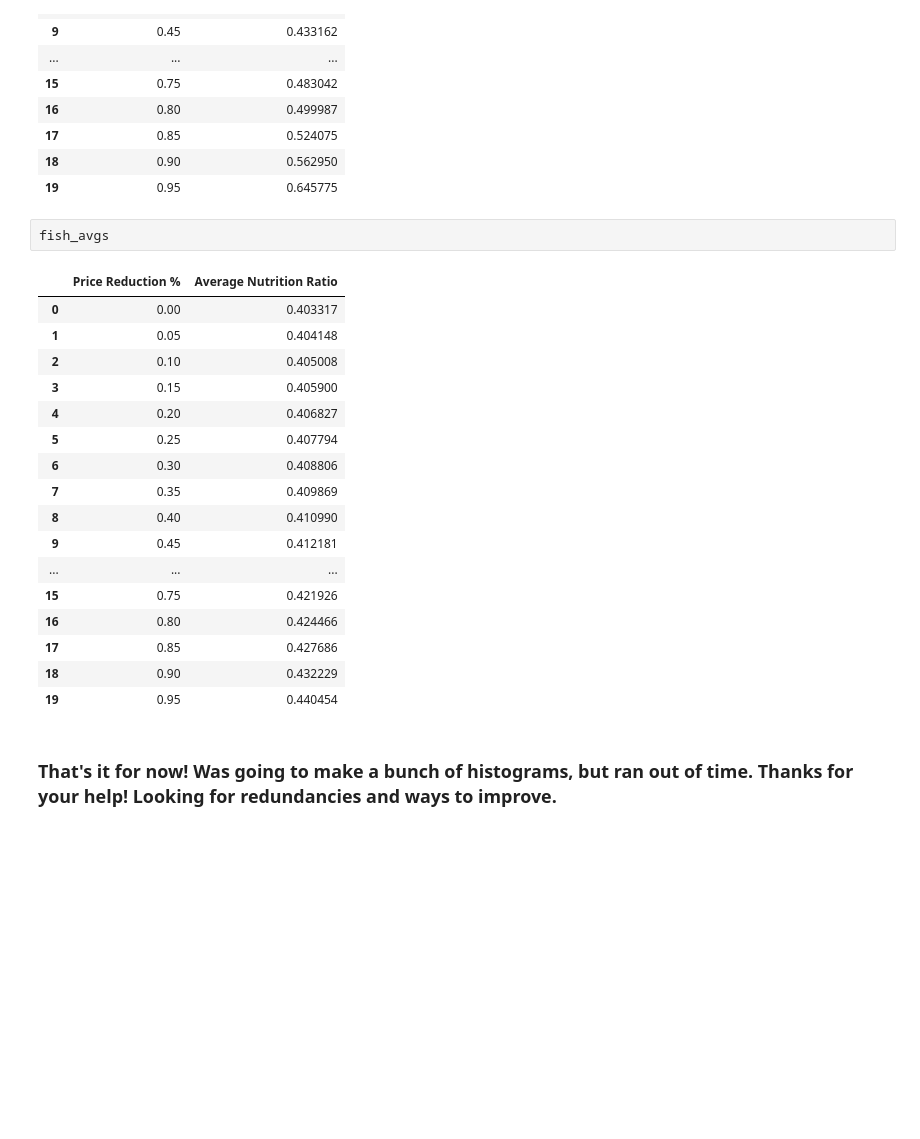
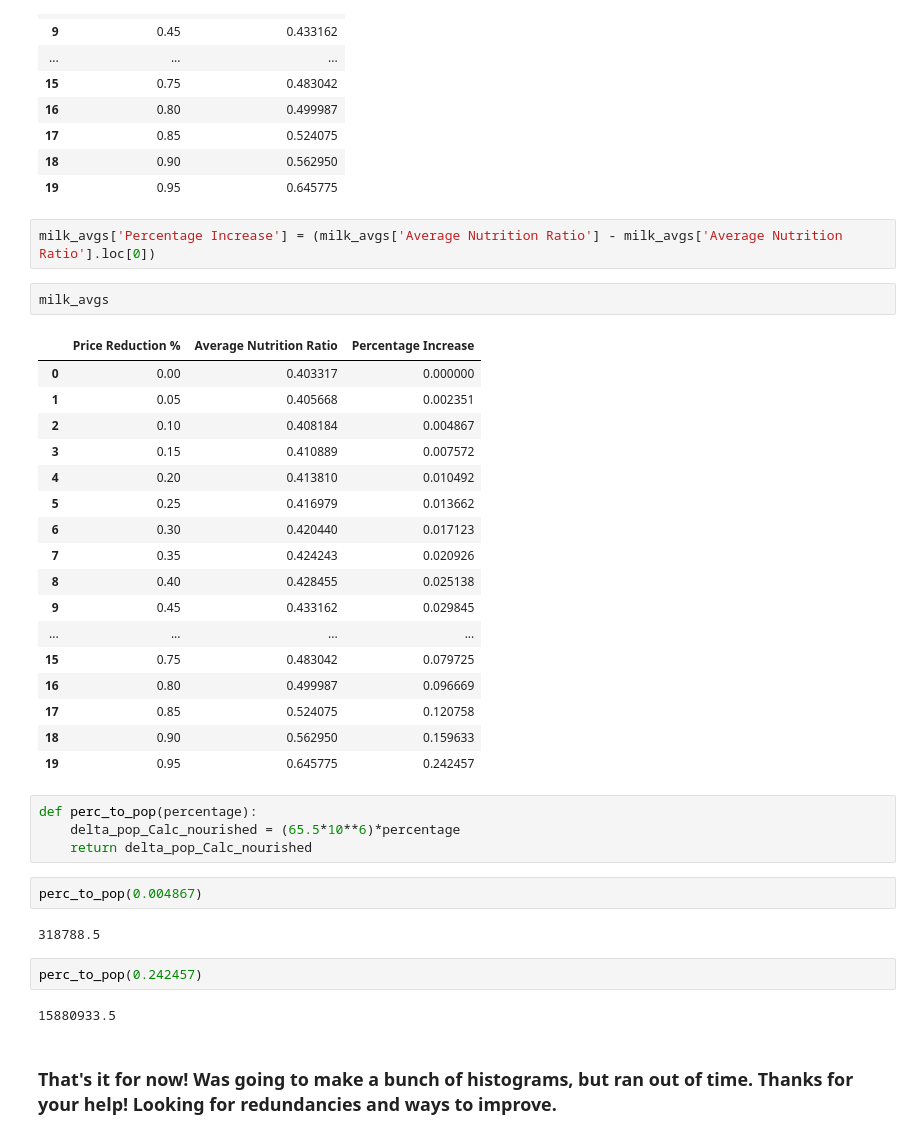
Before and after one commit to malenabuffagni/DavidZilberman, a Jupyter notebook: For_Review/Nutrition_Changes.ipynb, the cells around one changed output. Cells and saved outputs as stored; diff of their text form; blank space fills up the shorter version.

```diff
--- a/For_Review/Nutrition_Changes.ipynb
+++ b/For_Review/Nutrition_Changes.ipynb
@@ -320,25 +318,39 @@ milk_avgs
 | 17 | 0.85 | 0.524075 |
 | 18 | 0.90 | 0.562950 |
 | 19 | 0.95 | 0.645775 |
+# %%
+milk_avgs['Percentage Increase'] = (milk_avgs['Average Nutrition Ratio'] - milk_avgs['Average Nutrition Ratio'].loc[0])
 # %%
-fish_avgs
+milk_avgs
 # %% [output]
-|  | Price Reduction % | Average Nutrition Ratio |
-| 0 | 0.00 | 0.403317 |
-| 1 | 0.05 | 0.404148 |
-| 2 | 0.10 | 0.405008 |
-| 3 | 0.15 | 0.405900 |
-| 4 | 0.20 | 0.406827 |
-| 5 | 0.25 | 0.407794 |
-| 6 | 0.30 | 0.408806 |
-| 7 | 0.35 | 0.409869 |
-| 8 | 0.40 | 0.410990 |
-| 9 | 0.45 | 0.412181 |
-| ... | ... | ... |
-| 15 | 0.75 | 0.421926 |
-| 16 | 0.80 | 0.424466 |
-| 17 | 0.85 | 0.427686 |
-| 18 | 0.90 | 0.432229 |
-| 19 | 0.95 | 0.440454 |
+|  | Price Reduction % | Average Nutrition Ratio | Percentage Increase |
+| 0 | 0.00 | 0.403317 | 0.000000 |
+| 1 | 0.05 | 0.405668 | 0.002351 |
+| 2 | 0.10 | 0.408184 | 0.004867 |
+| 3 | 0.15 | 0.410889 | 0.007572 |
+| 4 | 0.20 | 0.413810 | 0.010492 |
+| 5 | 0.25 | 0.416979 | 0.013662 |
+| 6 | 0.30 | 0.420440 | 0.017123 |
+| 7 | 0.35 | 0.424243 | 0.020926 |
+| 8 | 0.40 | 0.428455 | 0.025138 |
+| 9 | 0.45 | 0.433162 | 0.029845 |
+| ... | ... | ... | ... |
+| 15 | 0.75 | 0.483042 | 0.079725 |
+| 16 | 0.80 | 0.499987 | 0.096669 |
+| 17 | 0.85 | 0.524075 | 0.120758 |
+| 18 | 0.90 | 0.562950 | 0.159633 |
+| 19 | 0.95 | 0.645775 | 0.242457 |
+# %%
+def perc_to_pop(percentage):
+    delta_pop_Calc_nourished = (65.5*10**6)*percentage
+    return delta_pop_Calc_nourished
+# %%
+perc_to_pop(0.004867)
+# %% [output]
+318788.5
+# %%
+perc_to_pop(0.242457)
+# %% [output]
+15880933.5
 # %% [markdown]
 ### That's it for now! Was going to make a bunch of histograms, but ran out of time. Thanks for your help! Looking for redundancies and ways to improve.
```
Also changed, not shown: parts of 26 cells of this notebook, 5 other files.
